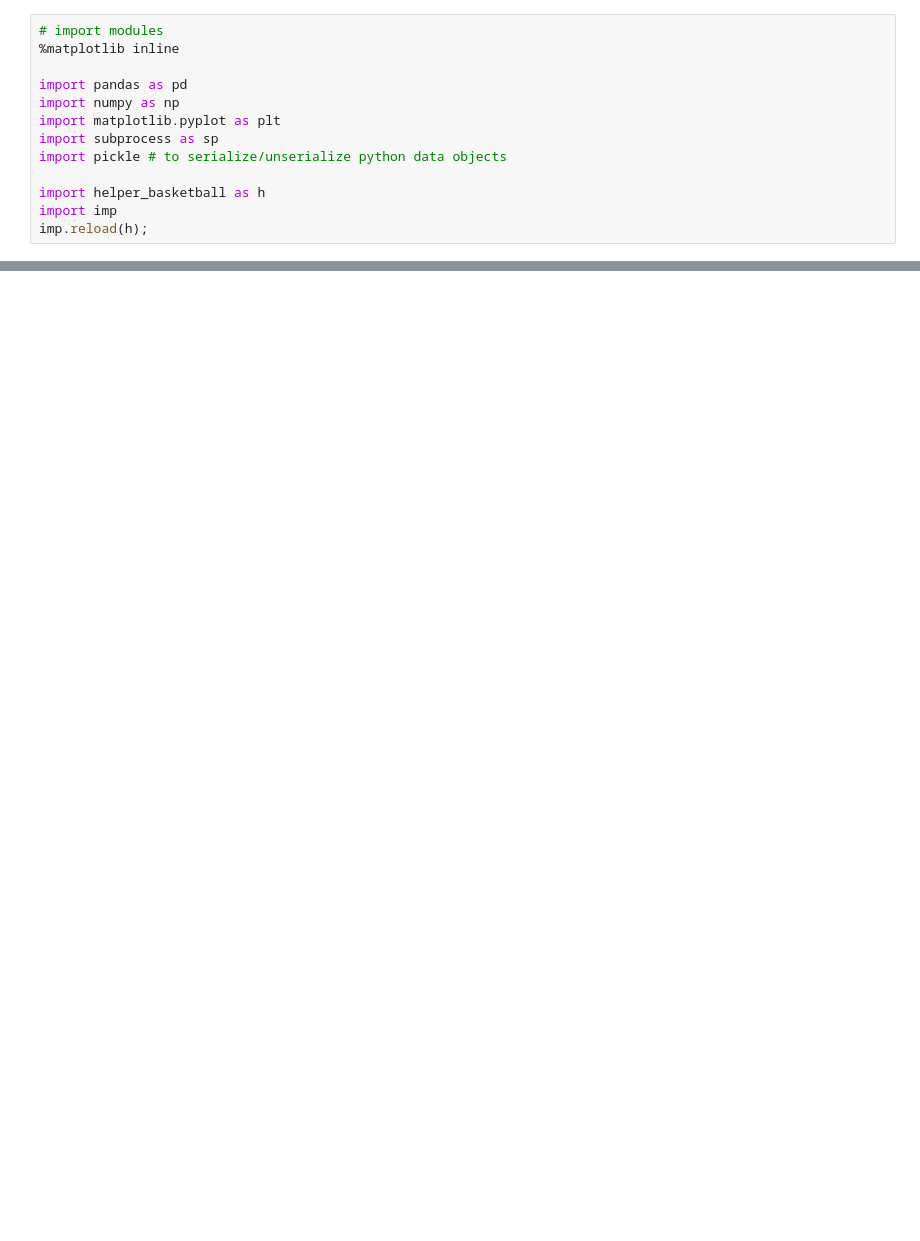
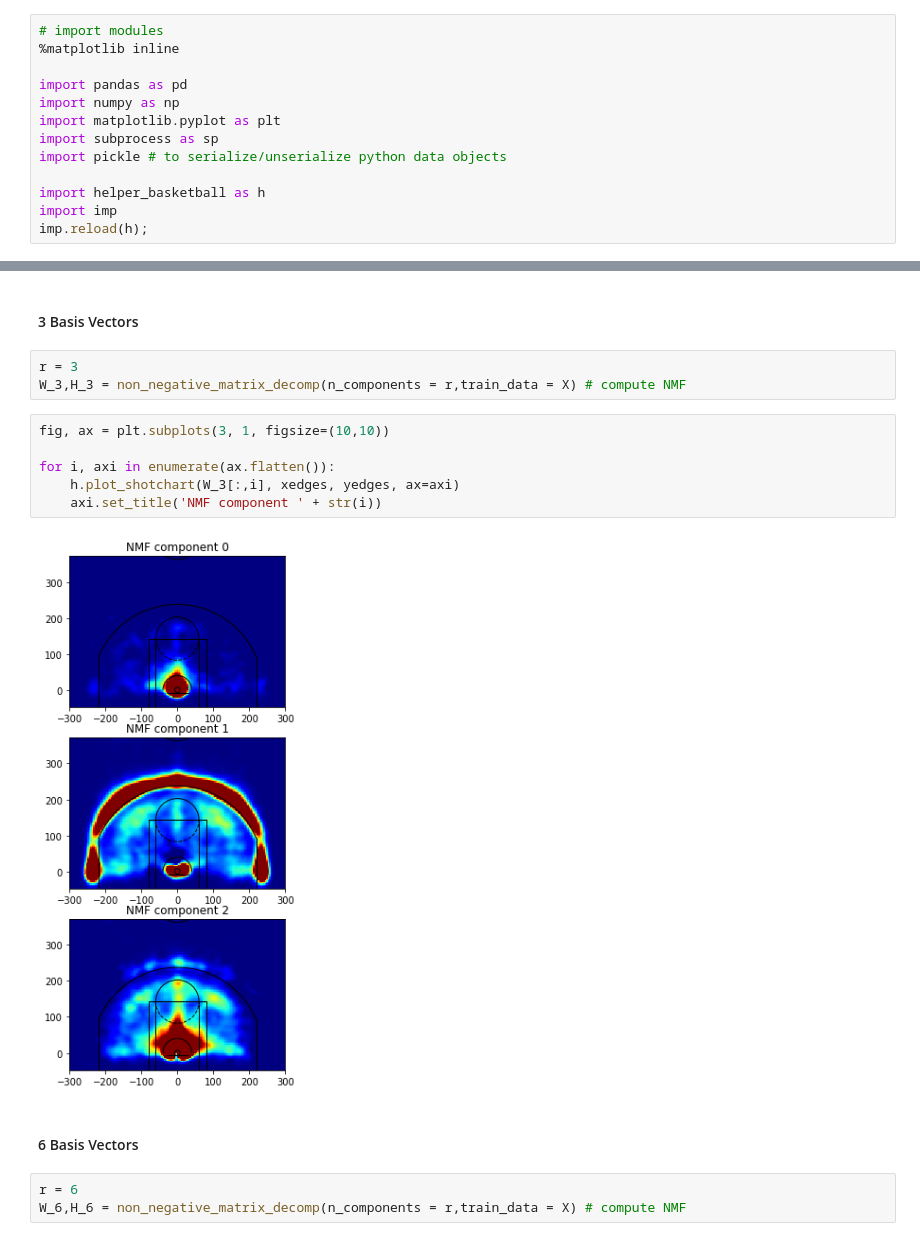
Before and after one commit to benmfox/Spring-2018, a Jupyter notebook: Assn3NMF.ipynb, the cells around one changed output, grey strips where cells are left out. Saved outputs shown, nothing was run; the diff lists cells and outputs as text; blank space fills up the shorter version.

```diff
--- a/Assn3NMF.ipynb
+++ b/Assn3NMF.ipynb
@@ -79,0 +122,18 @@ Compute the difference: i.e., the norm of the difference  $ \min_{W_r,H_r} \| X
+# %% [markdown]
+#### 3 Basis Vectors
+# %%
+r = 3
+W_3,H_3 = non_negative_matrix_decomp(n_components = r,train_data = X) # compute NMF
+# %%
+fig, ax = plt.subplots(3, 1, figsize=(10,10))
+
+for i, axi in enumerate(ax.flatten()):
+    h.plot_shotchart(W_3[:,i], xedges, yedges, ax=axi)
+    axi.set_title('NMF component ' + str(i))
+# %% [output]
+[figure, added]
+# %% [markdown]
+#### 6 Basis Vectors
+# %%
+r = 6
+W_6,H_6 = non_negative_matrix_decomp(n_components = r,train_data = X) # compute NMF
```
Also changed, not shown: parts of 82 cells of this notebook, 2 other files.
